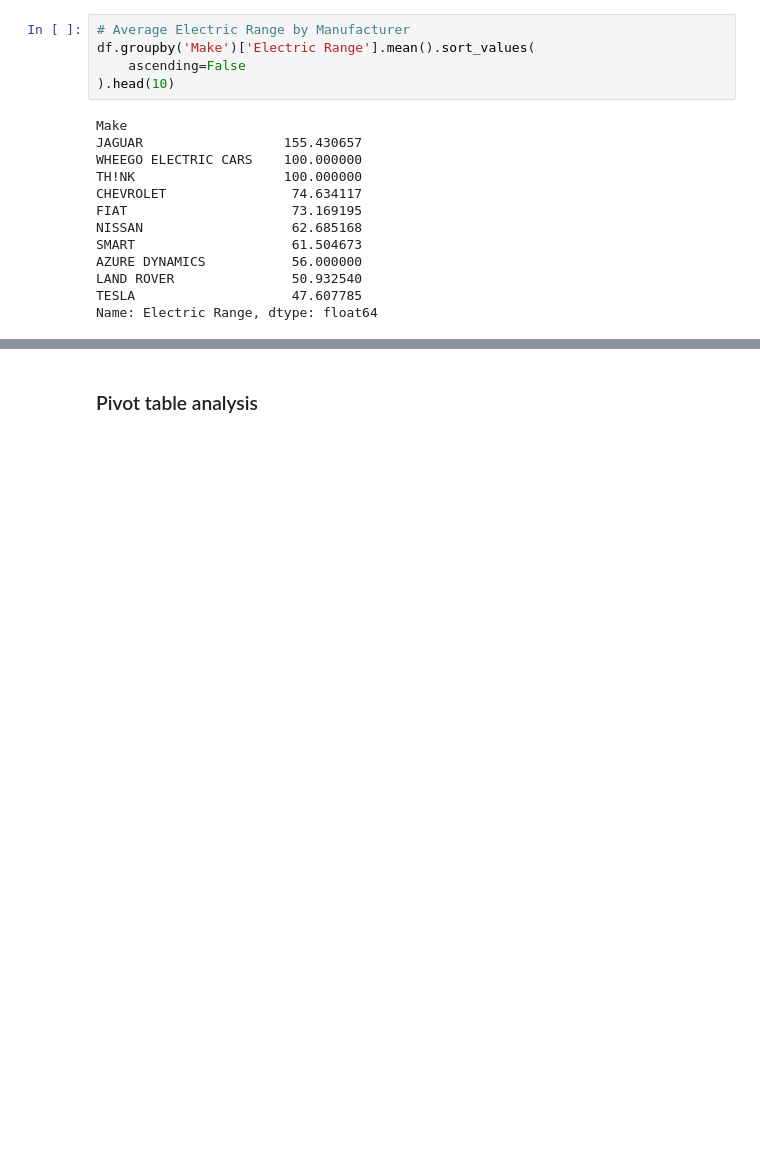
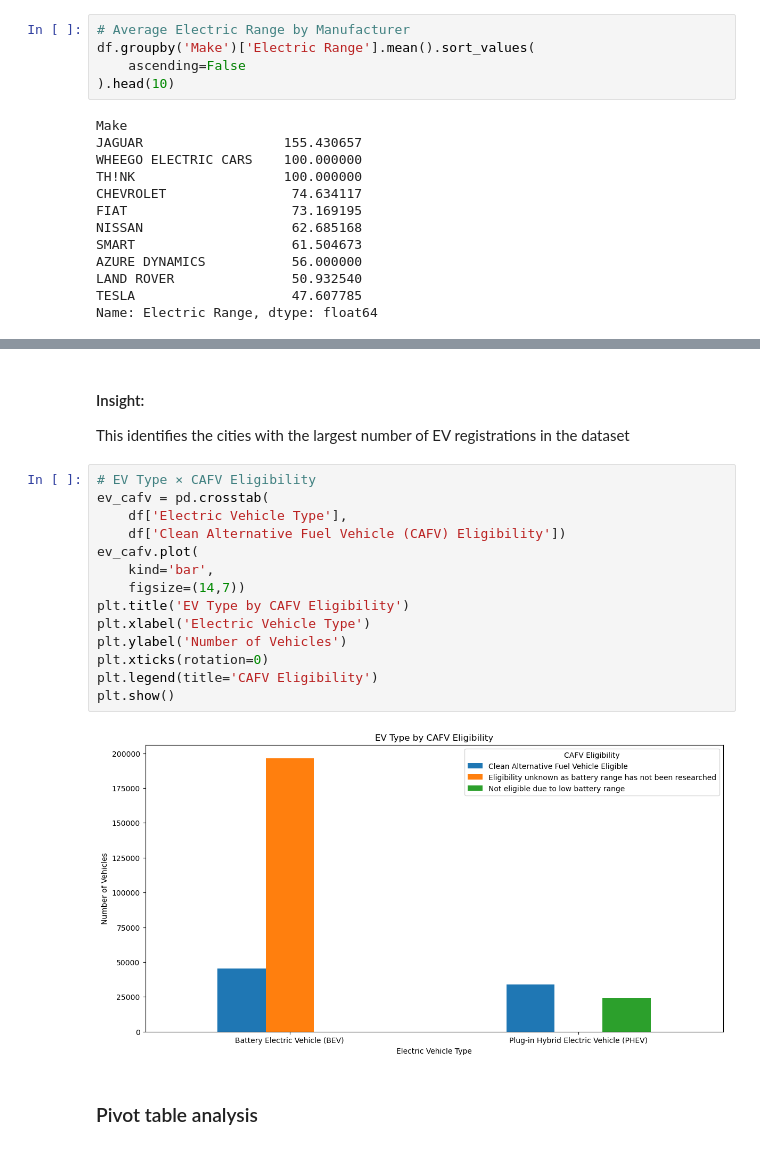
Before and after one commit to varshaamith8-coder/MAIN-PROJECT, a Jupyter notebook: MAIN PROJECT.ipynb, the cells around one changed output, grey strips where cells are left out. Cells and saved outputs as stored; diff of their text form; blank space fills up the shorter version.

```diff
--- a/MAIN PROJECT.ipynb
+++ b/MAIN PROJECT.ipynb
@@ -852,3 +879,22 @@ Average electric range differs considerably among manufacturers. However, manufa
+# %% [markdown]
+#### Insight:
+This identifies the cities with the largest number of EV registrations in the dataset
+# %%
+# EV Type × CAFV Eligibility
+ev_cafv = pd.crosstab(
+    df['Electric Vehicle Type'],
+    df['Clean Alternative Fuel Vehicle (CAFV) Eligibility'])
+ev_cafv.plot(
+    kind='bar',
+    figsize=(14,7))
+plt.title('EV Type by CAFV Eligibility')
+plt.xlabel('Electric Vehicle Type')
+plt.ylabel('Number of Vehicles')
+plt.xticks(rotation=0)
+plt.legend(title='CAFV Eligibility')
+plt.show()
+# %% [output]
+[figure, added]
 # %% [markdown]
 ### Pivot table analysis
 # %%
```
Also changed, not shown: parts of 20 cells of this notebook.
